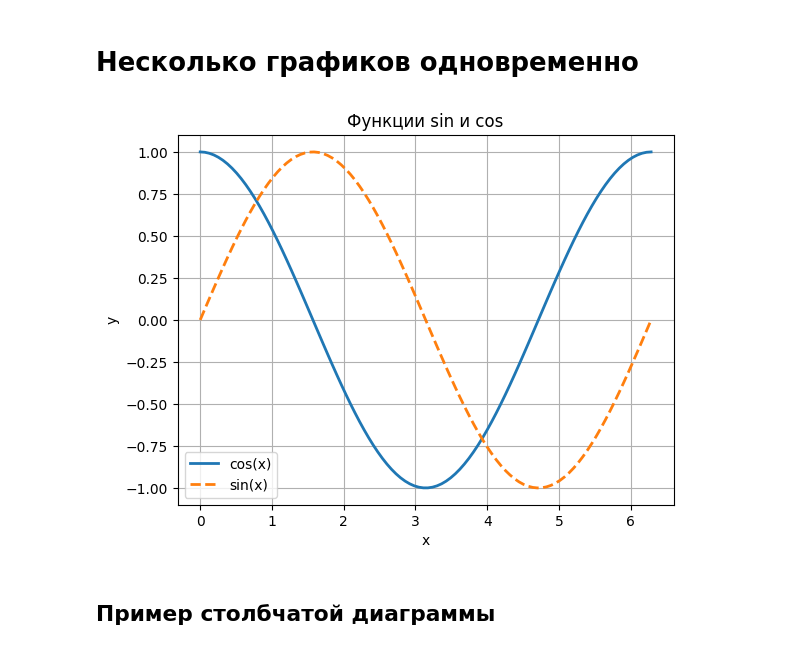
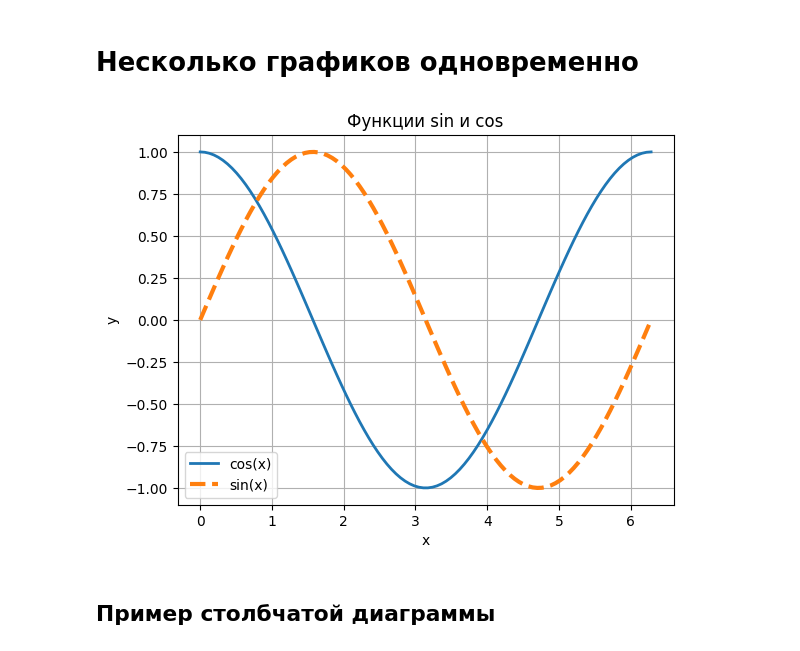
Before and after one commit to konygin/course_ml4kids, a Jupyter notebook: 02_data_analysis.ipynb, the cells around one changed output. Drawn from its saved outputs; the diff is of its cells as text; code cells hidden in the pictures.

```diff
--- a/02_data_analysis.ipynb
+++ b/02_data_analysis.ipynb
@@ -327,21 +327,21 @@ plt.show()
 # %%
 # Генерируем данные
 x = np.linspace(0, 2 * np.pi, 100)
 y1 = np.cos(x)
 y2 = np.sin(x)
 
 # Строим два графика на одном полотне
 plt.plot(x, y1, label='cos(x)', linestyle='-', linewidth=2)
-plt.plot(x, y2, label='sin(x)', linestyle='--', linewidth=2)
+plt.plot(x, y2, label='sin(x)', linestyle='--', linewidth=3)
 
 plt.legend() # Добавляем легенду, чтобы было понятно, какая линия что означает
 plt.title('Функции sin и cos')
 plt.xlabel('x')
 plt.ylabel('y')
 plt.grid(True)
 plt.show()
 # %% [output]
-[figure, old version]
+[figure, new version]
 # %% [markdown]
 ## Пример столбчатой диаграммы
 # %%
```
Also changed, not shown: parts of 5 cells of this notebook, 1 other file.
